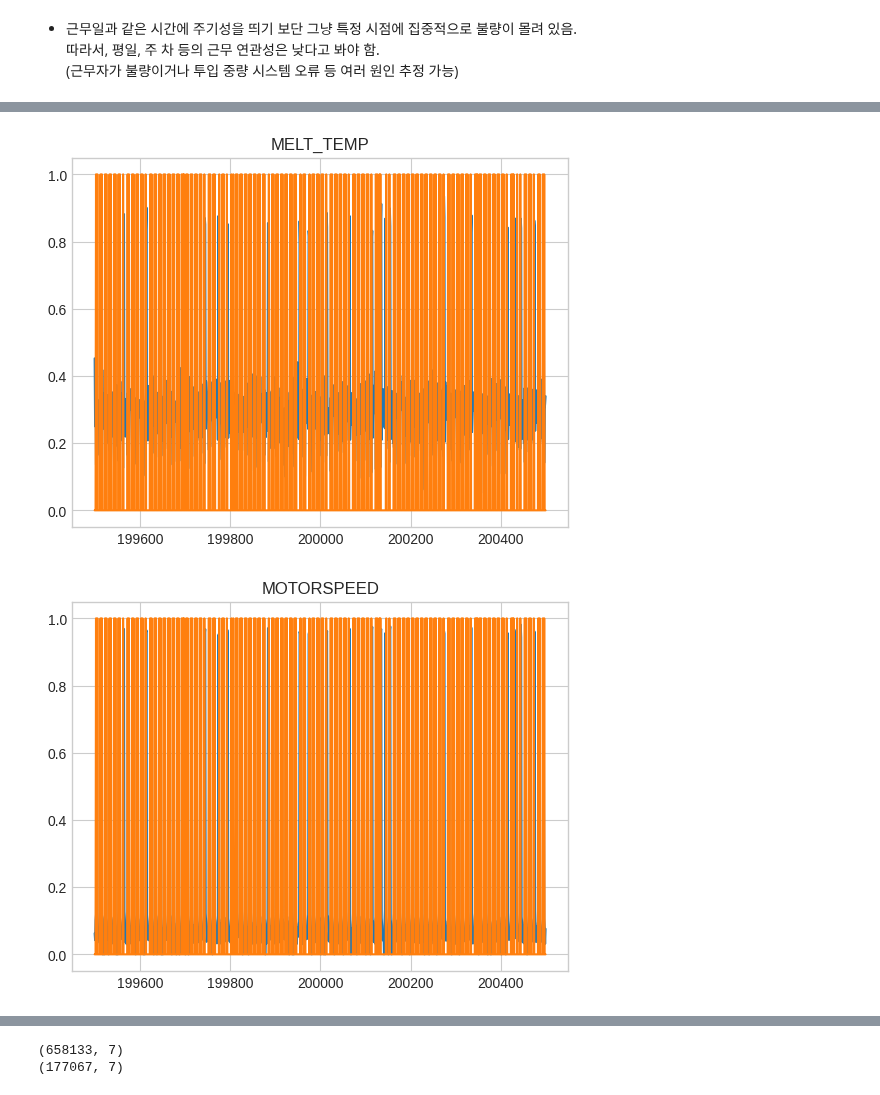
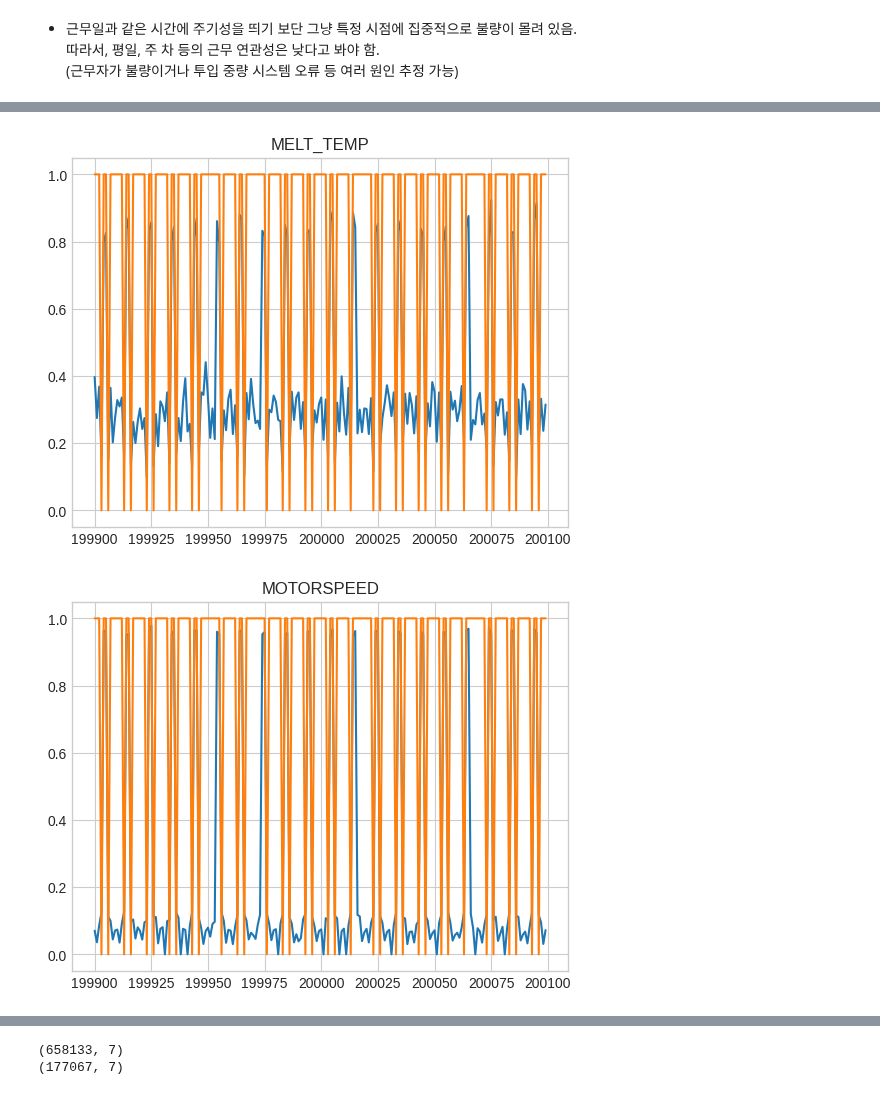
Before and after one commit to min0355/mx_competition, a Jupyter notebook: code/EDA_2.ipynb, the cells around one changed output, grey strips where cells are left out. Drawn from its saved outputs; the diff is of its cells as text; code cells hidden in the pictures.

```diff
--- a/code/EDA_2.ipynb
+++ b/code/EDA_2.ipynb
@@ -110,8 +110,8 @@ for col in X.columns:
 # 불량 발생 지점 확대, 그림이 잘 보이게 하기 위해 첫 번째는 라벨 없이 데이터만 도시
 eventrow = 200000
 
-minx = eventrow - 500
-maxx = eventrow + 500
+minx = eventrow - 100
+maxx = eventrow + 100
 
 for col in X.columns:
     plt.style.use('seaborn-whitegrid')
@@ -132,19 +132,19 @@ for col in X.columns:
 # %%
 # 불량 발생 지점 확대, 라벨과 비교 : 시간적인 feature 들과 무관하며, 광범위한 특정 영역 대에서 집중 발생함을 알 수 있음.
 eventrow = 200000
 
-minx = eventrow - 500
-maxx = eventrow + 500
+minx = eventrow - 100
+maxx = eventrow + 100
 
 for col in X.columns:
     plt.style.use('seaborn-whitegrid')
     fig = plt.figure()
     ax = plt.axes()
     plt.title(col)
 
     x = np.linspace(minx, maxx)
     ax.plot(X[col][minx : maxx])
     ax.plot(y['TAG'][minx : maxx])
 # %% [output]
-[figure, old version]
+[figure, new version]
-[figure, old version]
+[figure, new version]
```
Also changed, not shown: parts of 8 cells of this notebook.
